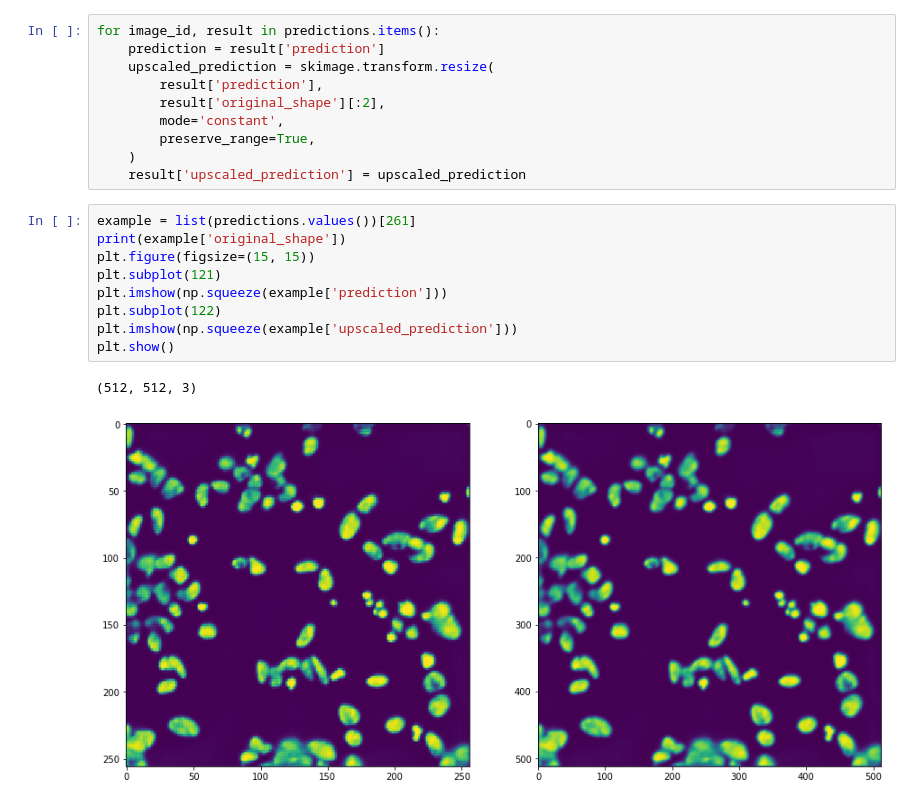
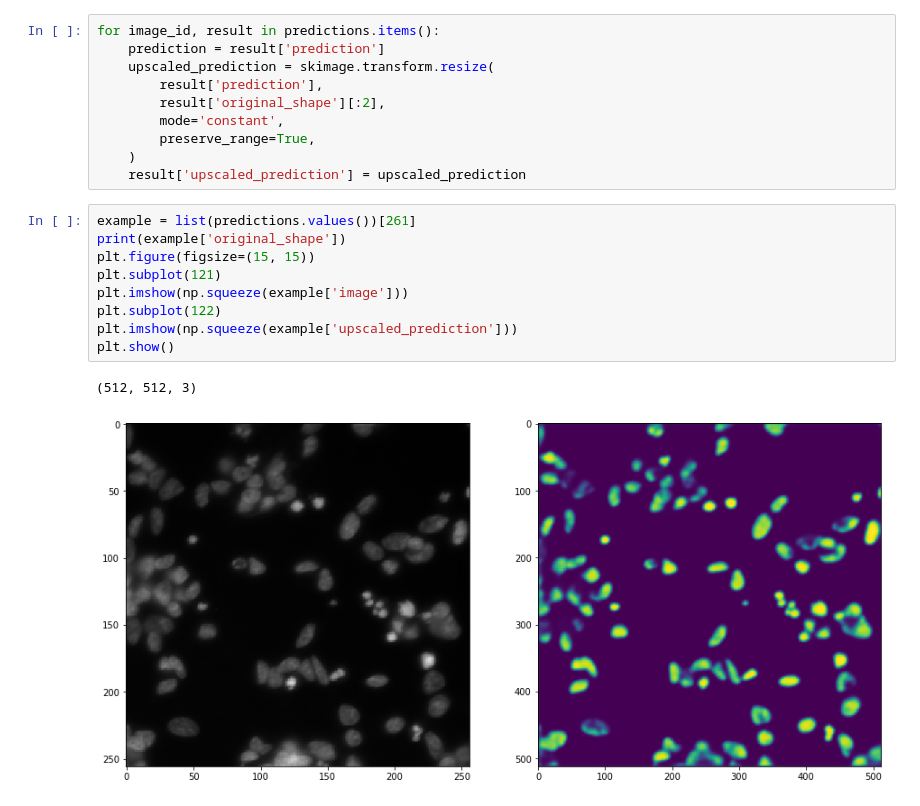
Before and after one commit to JakobGM/project-thesis, a Jupyter notebook: notebooks/unet.ipynb, the cells around one changed output. Drawn from its saved outputs; the diff is of its cells as text.

```diff
--- a/notebooks/unet.ipynb
+++ b/notebooks/unet.ipynb
@@ -126,12 +131,12 @@ for image_id, result in predictions.items():
 # %%
 example = list(predictions.values())[261]
 print(example['original_shape'])
 plt.figure(figsize=(15, 15))
 plt.subplot(121)
-plt.imshow(np.squeeze(example['prediction']))
+plt.imshow(np.squeeze(example['image']))
 plt.subplot(122)
 plt.imshow(np.squeeze(example['upscaled_prediction']))
 plt.show()
 # %% [output]
 (512, 512, 3)
-[figure, old version]
+[figure, new version]
```
Also changed, not shown: parts of 6 cells of this notebook, 1 other file.
